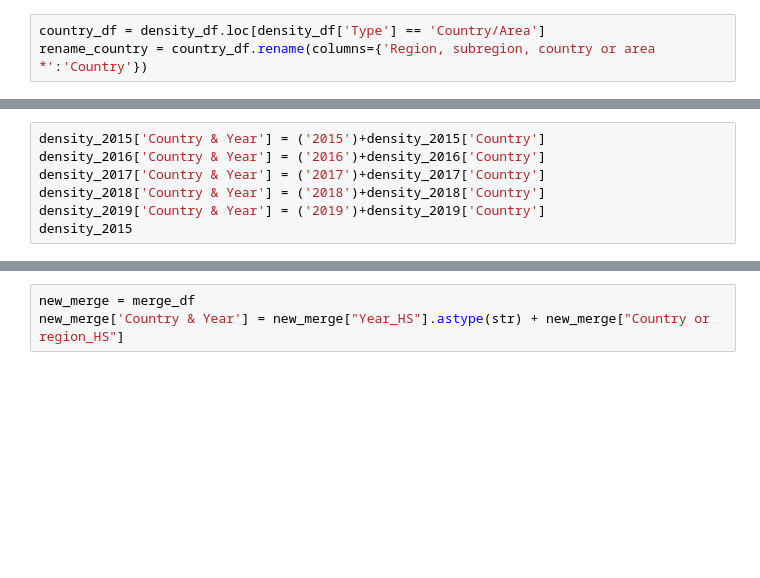
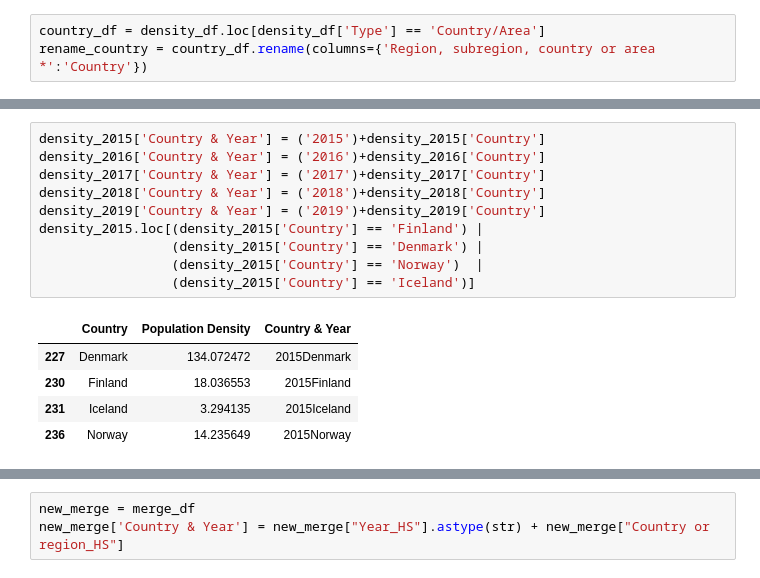
Before and after one commit to chrispope12391/Project-1-, a Jupyter notebook: Project 1, Team 5 - Data Cleaning Notebook.ipynb, the cells around one changed output, grey strips where cells are left out. Drawn from its saved outputs; the diff is of its cells as text; blank space fills up the shorter version.

```diff
--- a/Project 1, Team 5 - Data Cleaning Notebook.ipynb
+++ b/Project 1, Team 5 - Data Cleaning Notebook.ipynb
@@ -81,8 +213,17 @@ density_2019.loc[density_2019['Country'] == 'Russia']
 # %%
 density_2015['Country & Year'] = ('2015')+density_2015['Country']
 density_2016['Country & Year'] = ('2016')+density_2016['Country']
 density_2017['Country & Year'] = ('2017')+density_2017['Country']
 density_2018['Country & Year'] = ('2018')+density_2018['Country']
 density_2019['Country & Year'] = ('2019')+density_2019['Country']
-density_2015
+density_2015.loc[(density_2015['Country'] == 'Finland') |
+                 (density_2015['Country'] == 'Denmark') |
+                 (density_2015['Country'] == 'Norway')  |
+                 (density_2015['Country'] == 'Iceland')]
+# %% [output]
+|  | Country | Population Density | Country & Year |
+| 227 | Denmark | 134.072472 | 2015Denmark |
+| 230 | Finland | 18.036553 | 2015Finland |
+| 231 | Iceland | 3.294135 | 2015Iceland |
+| 236 | Norway | 14.235649 | 2015Norway |
 # %%
```
Also changed, not shown: parts of 21 cells of this notebook.
